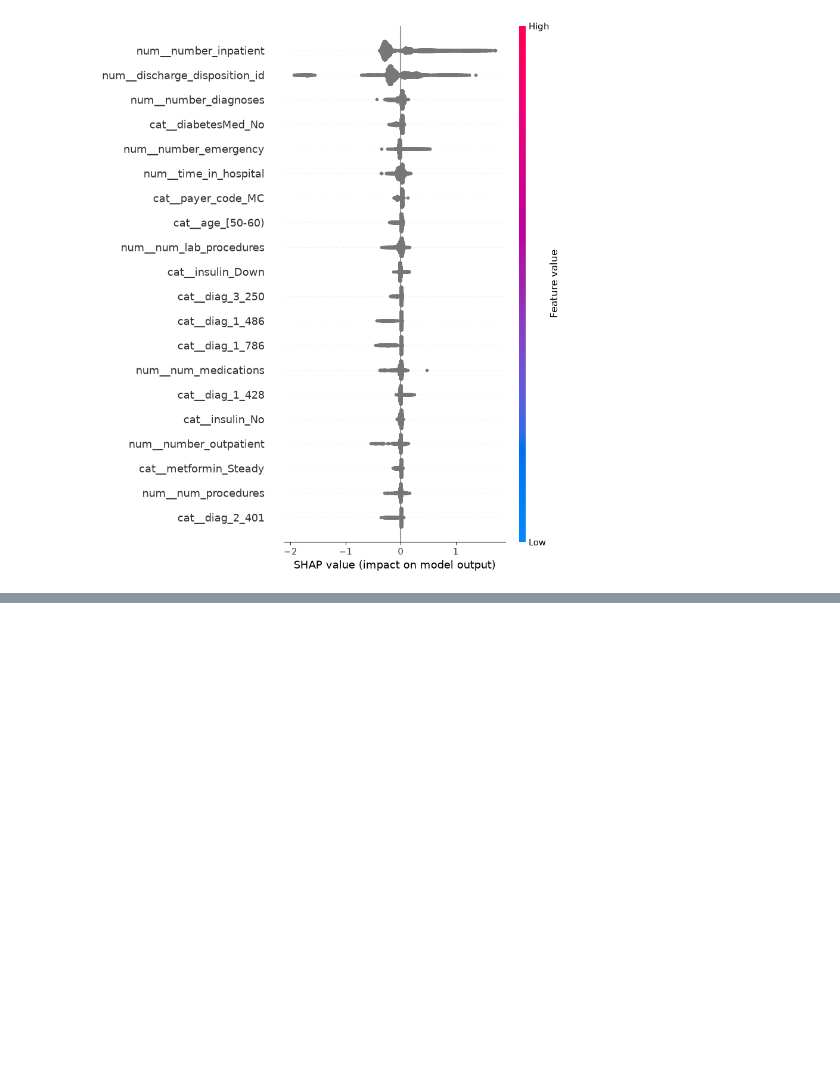
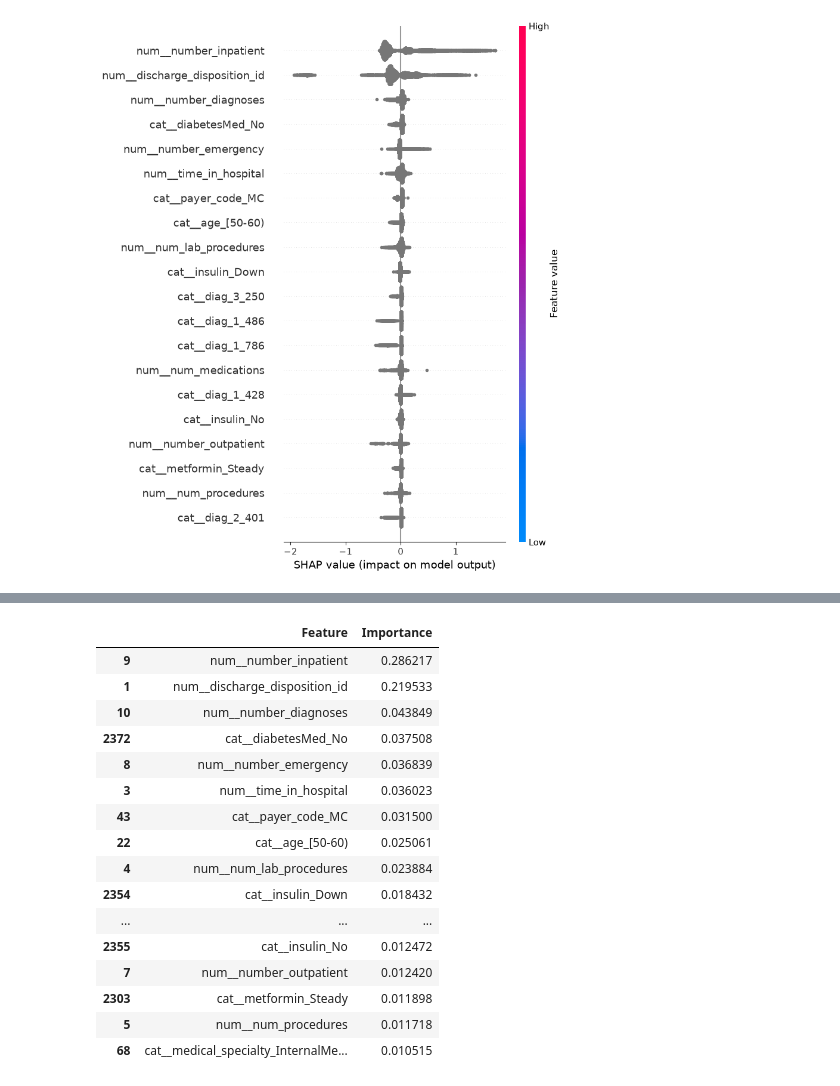
Before and after one commit to umayangi12/ResearchProject, a Jupyter notebook: JupyterNotebook/ModelTraining.ipynb, the cells around one changed output, grey strips where cells are left out. Cells and saved outputs as stored; diff of their text form; code cells hidden in the pictures; blank space fills up the shorter version.

```diff
--- a/JupyterNotebook/ModelTraining.ipynb
+++ b/JupyterNotebook/ModelTraining.ipynb
@@ -1566,0 +1884,27 @@ shap.summary_plot(
+# %%
+ranking_1 = get_shap_ranking(
+    xgb_model,
+    X_train,
+    sample_size=2000,
+    random_state=42
+)
+
+ranking_1.head(20)
+# %% [output]
+|  | Feature | Importance |
+| 9 | num__number_inpatient | 0.286217 |
+| 1 | num__discharge_disposition_id | 0.219533 |
+| 10 | num__number_diagnoses | 0.043849 |
+| 2372 | cat__diabetesMed_No | 0.037508 |
+| 8 | num__number_emergency | 0.036839 |
+| 3 | num__time_in_hospital | 0.036023 |
+| 43 | cat__payer_code_MC | 0.031500 |
+| 22 | cat__age_[50-60) | 0.025061 |
+| 4 | num__num_lab_procedures | 0.023884 |
+| 2354 | cat__insulin_Down | 0.018432 |
+| ... | ... | ... |
+| 2355 | cat__insulin_No | 0.012472 |
+| 7 | num__number_outpatient | 0.012420 |
+| 2303 | cat__metformin_Steady | 0.011898 |
+| 5 | num__num_procedures | 0.011718 |
+| 68 | cat__medical_specialty_InternalMe... | 0.010515 |
```
Also changed, not shown: parts of 22 cells of this notebook.
